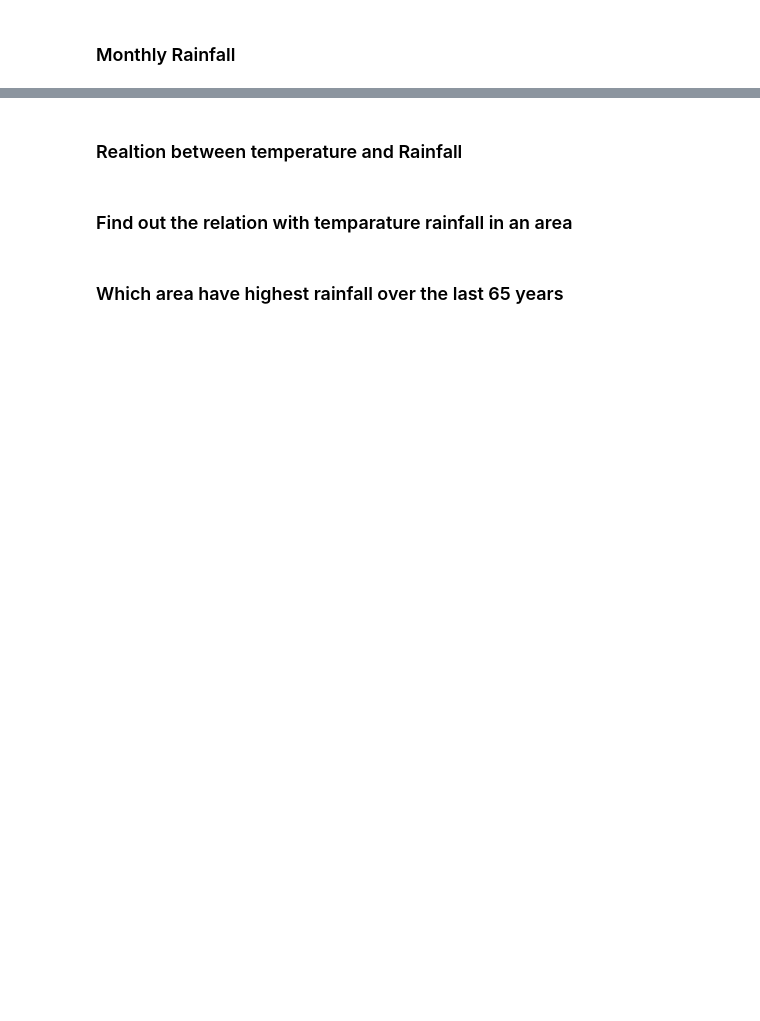
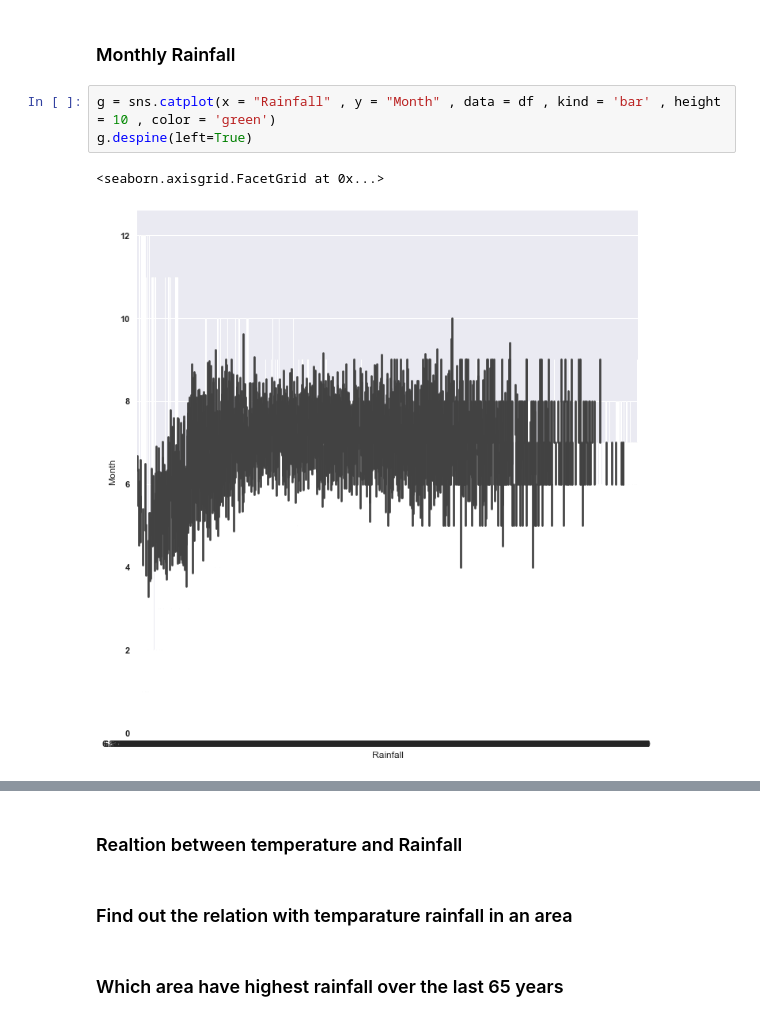
Before and after one commit to LIMON100/Rainfall-in-Bangladesh, a Jupyter notebook: EDA.ipynb, the cells around one changed output, grey strips where cells are left out. Saved outputs shown, nothing was run; the diff lists cells and outputs as text; blank space fills up the shorter version.

Commit message:
Monthly analysis

```diff
--- a/EDA.ipynb
+++ b/EDA.ipynb
@@ -206,2 +196,8 @@ Name: Station Number, dtype: int64
 # %% [markdown]
 ### Monthly Rainfall
+# %%
+g = sns.catplot(x = "Rainfall" , y = "Month" , data = df , kind = 'bar' , height = 10 , color = 'green')
+g.despine(left=True)
+# %% [output]
+<seaborn.axisgrid.FacetGrid at 0x...>
+[figure, added]
```
Also changed, not shown: parts of 7 cells of this notebook.
